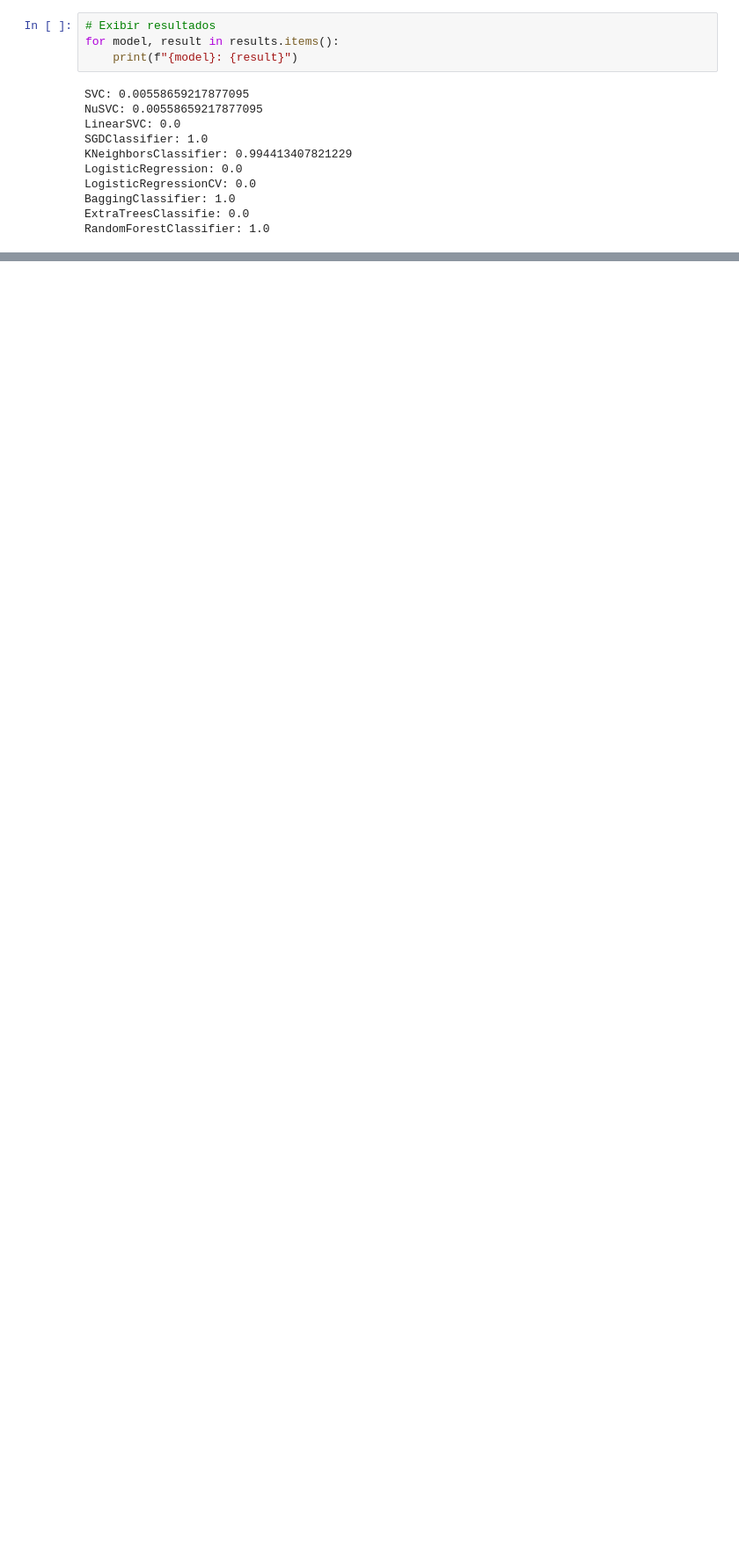
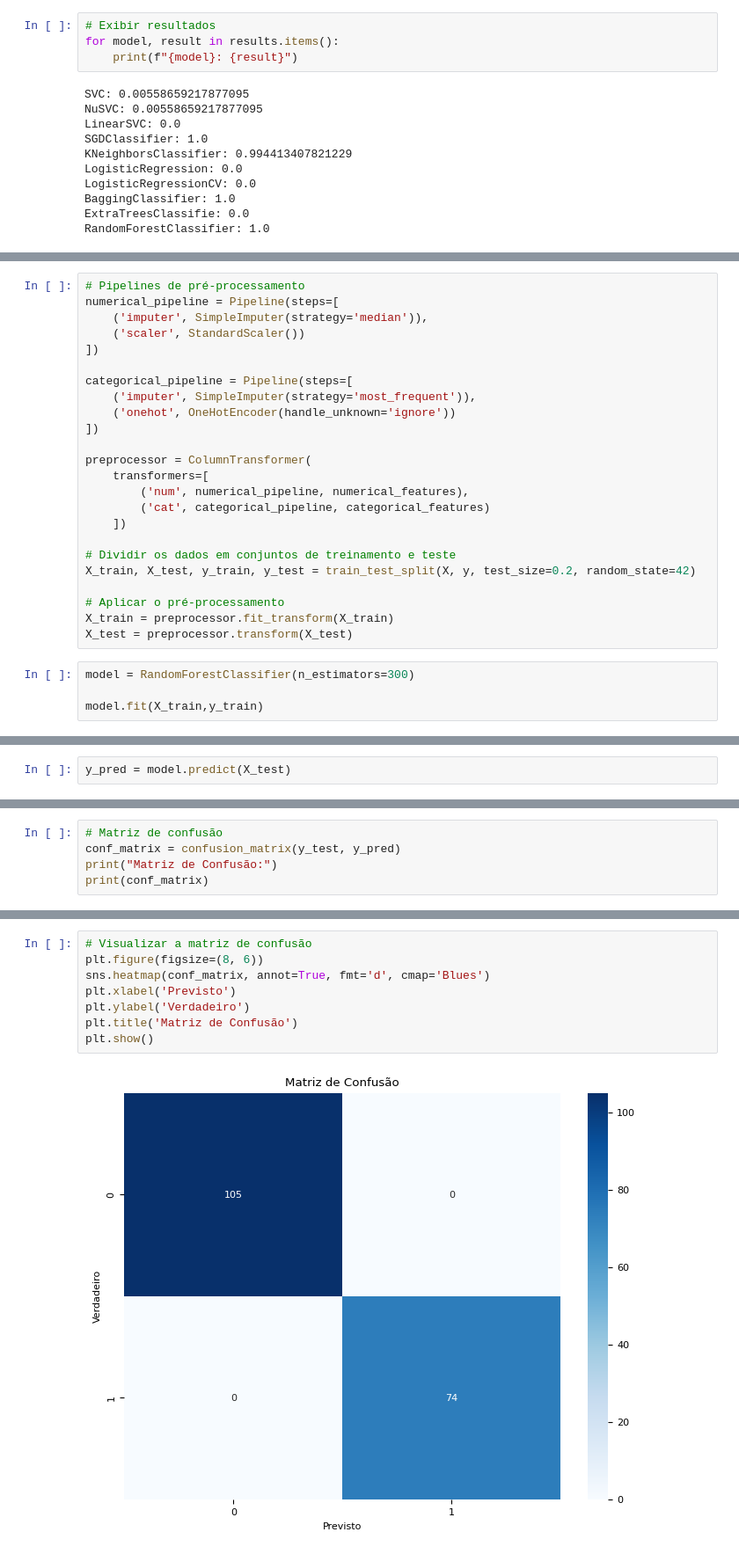
Before and after one commit to mvfelipelli/Labs, a Jupyter notebook: MLAplications.ipynb, the cells around one changed output, grey strips where cells are left out. Shown at 88% size. Drawn from its saved outputs; the diff is of its cells as text; blank space fills up the shorter version.

Commit message:
Model Application

```diff
--- a/MLAplications.ipynb
+++ b/MLAplications.ipynb
@@ -889,0 +1223,28 @@ RandomForestClassifier: 1.0
+# %%
+# Pipelines de pré-processamento
+numerical_pipeline = Pipeline(steps=[
+    ('imputer', SimpleImputer(strategy='median')),
+    ('scaler', StandardScaler())
+])
+
+categorical_pipeline = Pipeline(steps=[
+    ('imputer', SimpleImputer(strategy='most_frequent')),
+    ('onehot', OneHotEncoder(handle_unknown='ignore'))
+])
+
+preprocessor = ColumnTransformer(
+    transformers=[
+        ('num', numerical_pipeline, numerical_features),
+        ('cat', categorical_pipeline, categorical_features)
+    ])
+
+# Dividir os dados em conjuntos de treinamento e teste
+X_train, X_test, y_train, y_test = train_test_split(X, y, test_size=0.2, random_state=42)
+
+# Aplicar o pré-processamento
+X_train = preprocessor.fit_transform(X_train)
+X_test = preprocessor.transform(X_test)
+# %%
+model = RandomForestClassifier(n_estimators=300)
+
+model.fit(X_train,y_train)
@@ -889,0 +1253,2 @@ RandomForestClassifier: 1.0
+# %%
+y_pred = model.predict(X_test)
@@ -889,0 +1261,5 @@ RandomForestClassifier: 1.0
+# %%
+# Matriz de confusão
+conf_matrix = confusion_matrix(y_test, y_pred)
+print("Matriz de Confusão:")
+print(conf_matrix)
@@ -889,0 +1285,10 @@ RandomForestClassifier: 1.0
+# %%
+# Visualizar a matriz de confusão
+plt.figure(figsize=(8, 6))
+sns.heatmap(conf_matrix, annot=True, fmt='d', cmap='Blues')
+plt.xlabel('Previsto')
+plt.ylabel('Verdadeiro')
+plt.title('Matriz de Confusão')
+plt.show()
+# %% [output]
+[figure, added]
```
Also changed, not shown: parts of 50 cells of this notebook, 1 other file.
